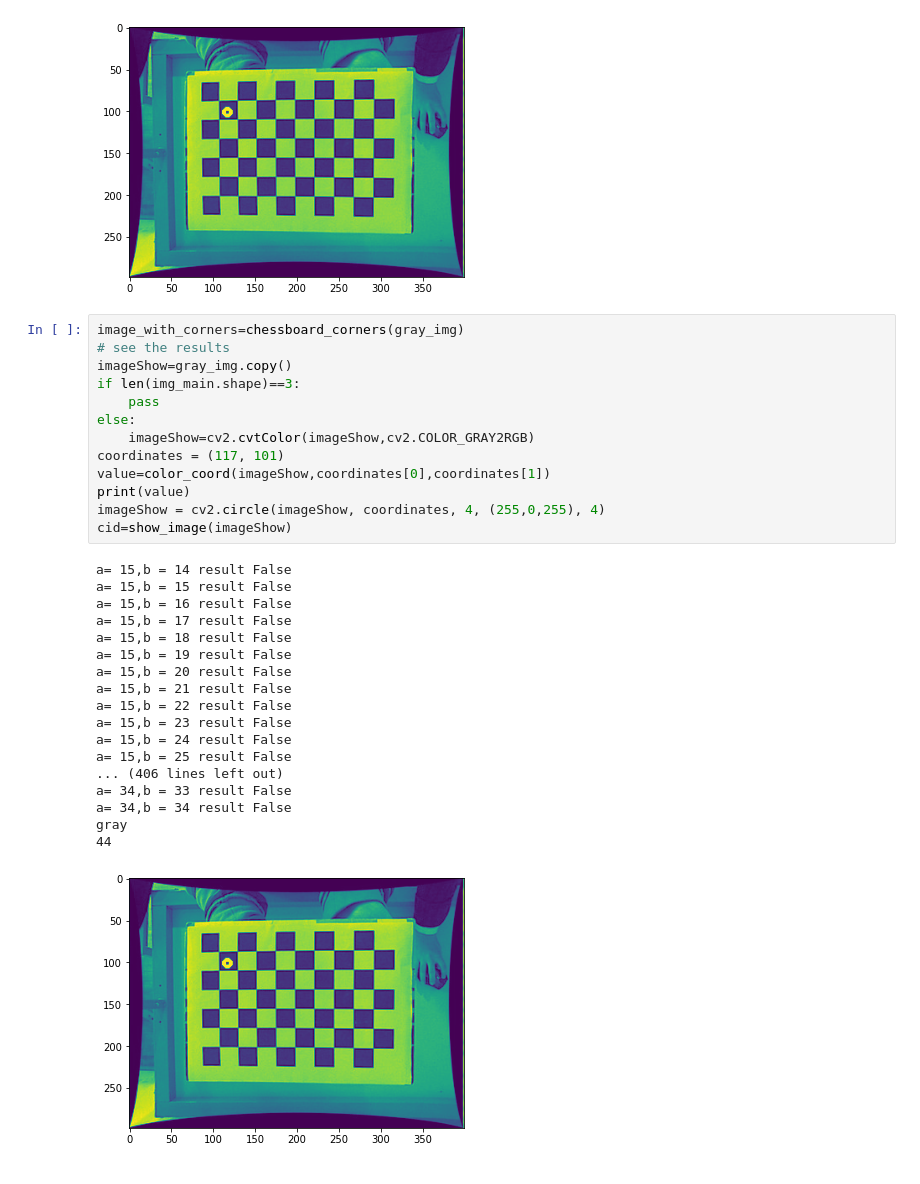
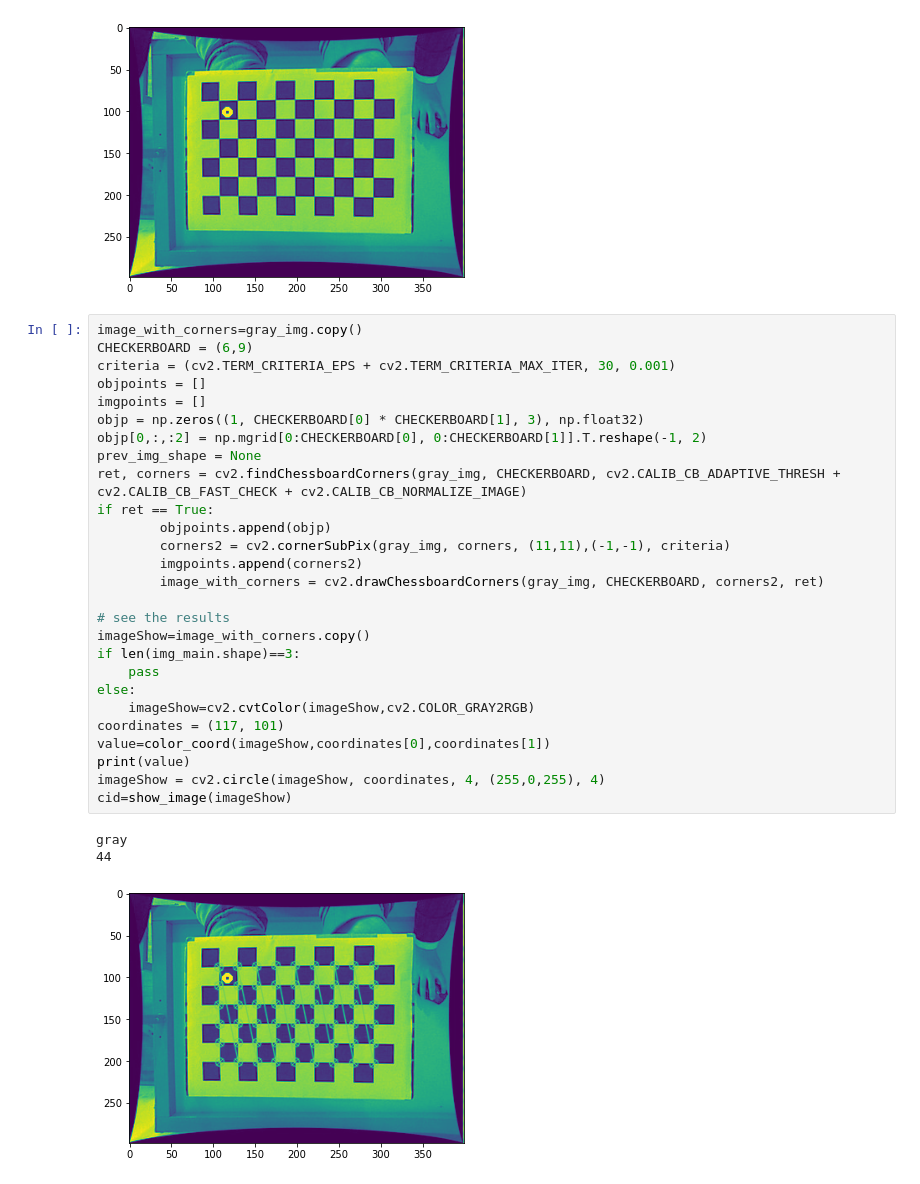
Before and after one commit to pirahansiah/workshop_LLM, a Jupyter notebook: CV_metaverse/3D_multi_camera_calibration/corner_detection/cornerDetection.ipynb, the cells around one changed output. Saved outputs shown, nothing was run; the diff lists cells and outputs as text.

```diff
--- a/CV_metaverse/3D_multi_camera_calibration/corner_detection/cornerDetection.ipynb
+++ b/CV_metaverse/3D_multi_camera_calibration/corner_detection/cornerDetection.ipynb
@@ -112,34 +115,33 @@ gray
 44
 [figure]
 # %%
-image_with_corners=chessboard_corners(gray_img)
+image_with_corners=gray_img.copy()
+CHECKERBOARD = (6,9)
+criteria = (cv2.TERM_CRITERIA_EPS + cv2.TERM_CRITERIA_MAX_ITER, 30, 0.001)
+objpoints = []
+imgpoints = []
+objp = np.zeros((1, CHECKERBOARD[0] * CHECKERBOARD[1], 3), np.float32)
+objp[0,:,:2] = np.mgrid[0:CHECKERBOARD[0], 0:CHECKERBOARD[1]].T.reshape(-1, 2)
+prev_img_shape = None
+ret, corners = cv2.findChessboardCorners(gray_img, CHECKERBOARD, cv2.CALIB_CB_ADAPTIVE_THRESH + cv2.CALIB_CB_FAST_CHECK + cv2.CALIB_CB_NORMALIZE_IMAGE)
+if ret == True:
+        objpoints.append(objp)
+        corners2 = cv2.cornerSubPix(gray_img, corners, (11,11),(-1,-1), criteria)
+        imgpoints.append(corners2)
+        image_with_corners = cv2.drawChessboardCorners(gray_img, CHECKERBOARD, corners2, ret)
+
 # see the results
-imageShow=gray_img.copy()
+imageShow=image_with_corners.copy()
 if len(img_main.shape)==3:
     pass
 else:
     imageShow=cv2.cvtColor(imageShow,cv2.COLOR_GRAY2RGB)
 coordinates = (117, 101)
 value=color_coord(imageShow,coordinates[0],coordinates[1])
 print(value)
 imageShow = cv2.circle(imageShow, coordinates, 4, (255,0,255), 4)
 cid=show_image(imageShow)
 # %% [output]
-a= 15,b = 14 result False
-a= 15,b = 15 result False
-a= 15,b = 16 result False
-a= 15,b = 17 result False
-a= 15,b = 18 result False
-a= 15,b = 19 result False
-a= 15,b = 20 result False
-a= 15,b = 21 result False
-a= 15,b = 22 result False
-a= 15,b = 23 result False
-a= 15,b = 24 result False
-a= 15,b = 25 result False
-... (406 lines left out)
-a= 34,b = 33 result False
-a= 34,b = 34 result False
 gray
 44
-[figure, old version]
+[figure, new version]
```
Also changed, not shown: parts of 2 cells of this notebook, 4 other files.
